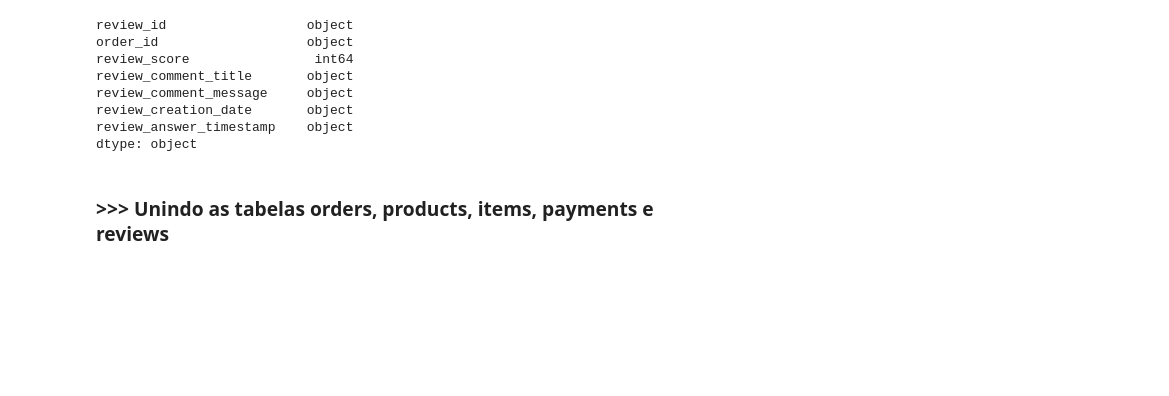
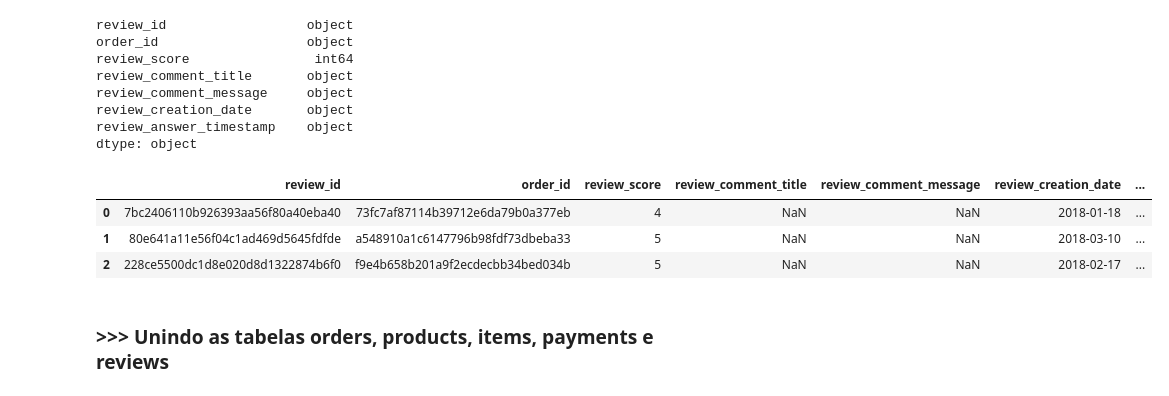
Before and after one commit to michelprosite/Trilha_Engenharia_Dados, a Jupyter notebook: desafio_ds.ipynb, the cells around one changed output. Saved outputs shown, nothing was run; the diff lists cells and outputs as text; code cells hidden in the pictures; blank space fills up the shorter version.

```diff
--- a/desafio_ds.ipynb
+++ b/desafio_ds.ipynb
@@ -561,3 +580,10 @@ reviews['review_creation_date'] = reviews['review_creation_date'].dt.date
 
 reviews['review_answer_timestamp'] = pd.to_datetime(reviews['review_answer_timestamp'], format='%Y-%m-%d %H:%M:%S')
 reviews['review_answer_timestamp'] = reviews['review_answer_timestamp'].dt.date
+# %%
+reviews.head(3)
+# %% [output]
+|  | review_id | order_id | review_score | review_comment_title | review_comment_message | review_creation_date | ... |
+| 0 | 7bc2406110b926393aa56f80a40eba40 | 73fc7af87114b39712e6da79b0a377eb | 4 | NaN | NaN | 2018-01-18 | ... |
+| 1 | 80e641a11e56f04c1ad469d5645fdfde | a548910a1c6147796b98fdf73dbeba33 | 5 | NaN | NaN | 2018-03-10 | ... |
+| 2 | 228ce5500dc1d8e020d8d1322874b6f0 | f9e4b658b201a9f2ecdecbb34bed034b | 5 | NaN | NaN | 2018-02-17 | ... |
```
Also changed, not shown: parts of 9 cells of this notebook, 7 other files.
